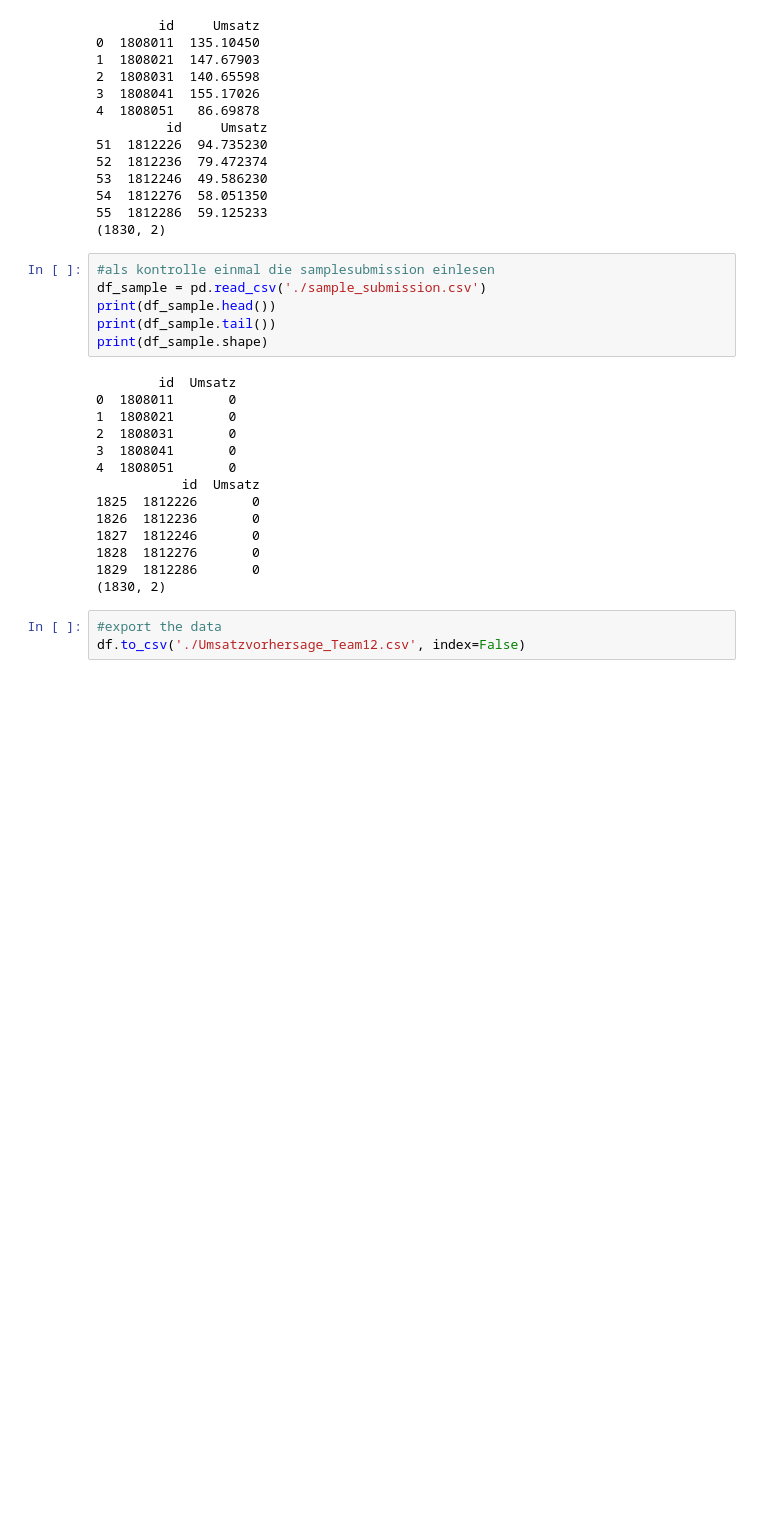
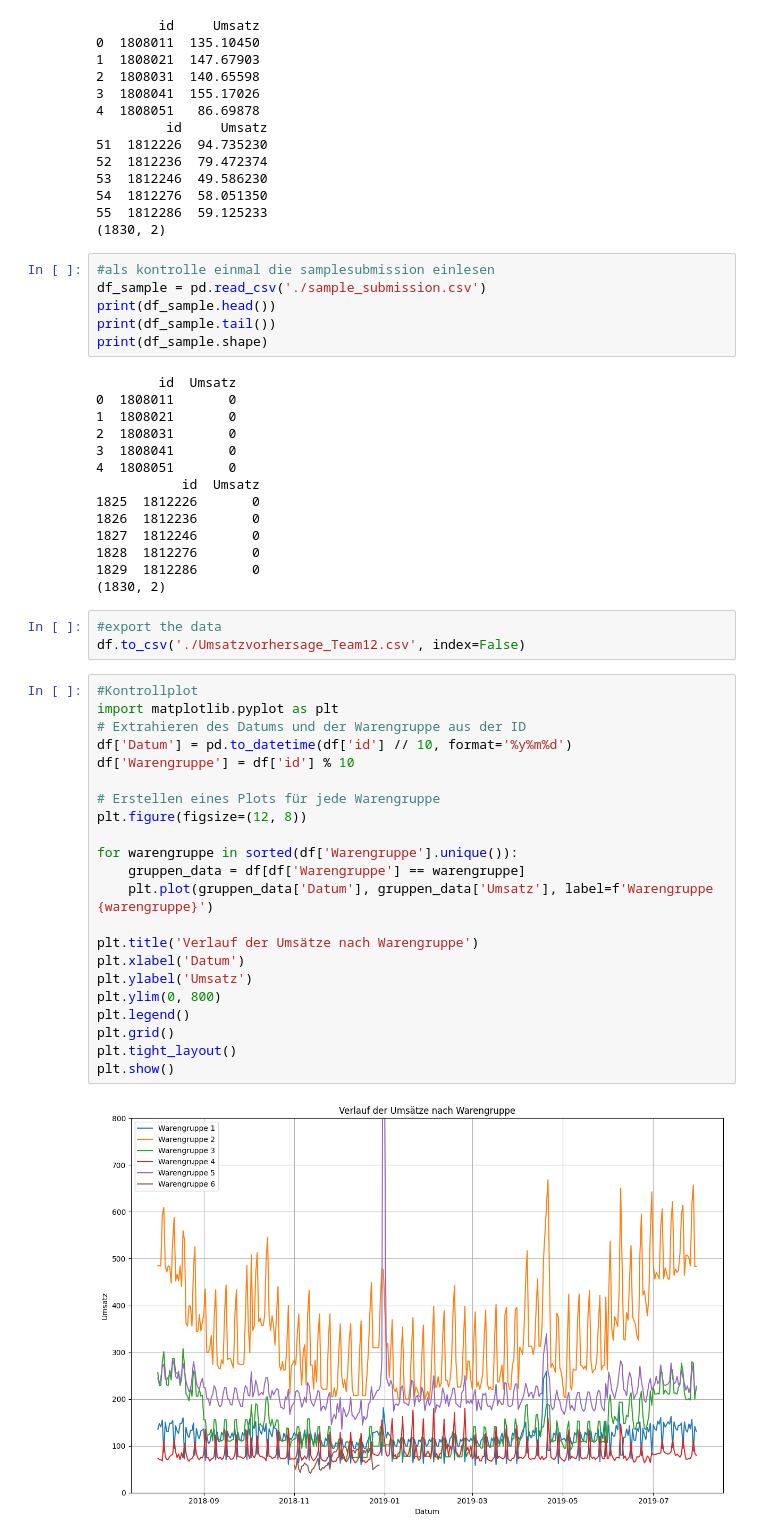
Before and after one commit to jul-mar/bakery_sales_prediction, a Jupyter notebook: 3_Model/00_Optimized_MAPE23/concatenate_all.ipynb, the cells around one changed output. Cells and saved outputs as stored; diff of their text form; blank space fills up the shorter version.

```diff
--- a/3_Model/00_Optimized_MAPE23/concatenate_all.ipynb
+++ b/3_Model/00_Optimized_MAPE23/concatenate_all.ipynb
@@ -90,3 +90,27 @@ print(df_sample.shape)
 # %%
 #export the data
 df.to_csv('./Umsatzvorhersage_Team12.csv', index=False)
+# %%
+#Kontrollplot
+import matplotlib.pyplot as plt
+# Extrahieren des Datums und der Warengruppe aus der ID
+df['Datum'] = pd.to_datetime(df['id'] // 10, format='%y%m%d')
+df['Warengruppe'] = df['id'] % 10
+
+# Erstellen eines Plots für jede Warengruppe
+plt.figure(figsize=(12, 8))
+
+for warengruppe in sorted(df['Warengruppe'].unique()):
+    gruppen_data = df[df['Warengruppe'] == warengruppe]
+    plt.plot(gruppen_data['Datum'], gruppen_data['Umsatz'], label=f'Warengruppe {warengruppe}')
+
+plt.title('Verlauf der Umsätze nach Warengruppe')
+plt.xlabel('Datum')
+plt.ylabel('Umsatz')
+plt.ylim(0, 800)
+plt.legend()
+plt.grid()
+plt.tight_layout()
+plt.show()
+# %% [output]
+[figure, added]
```
